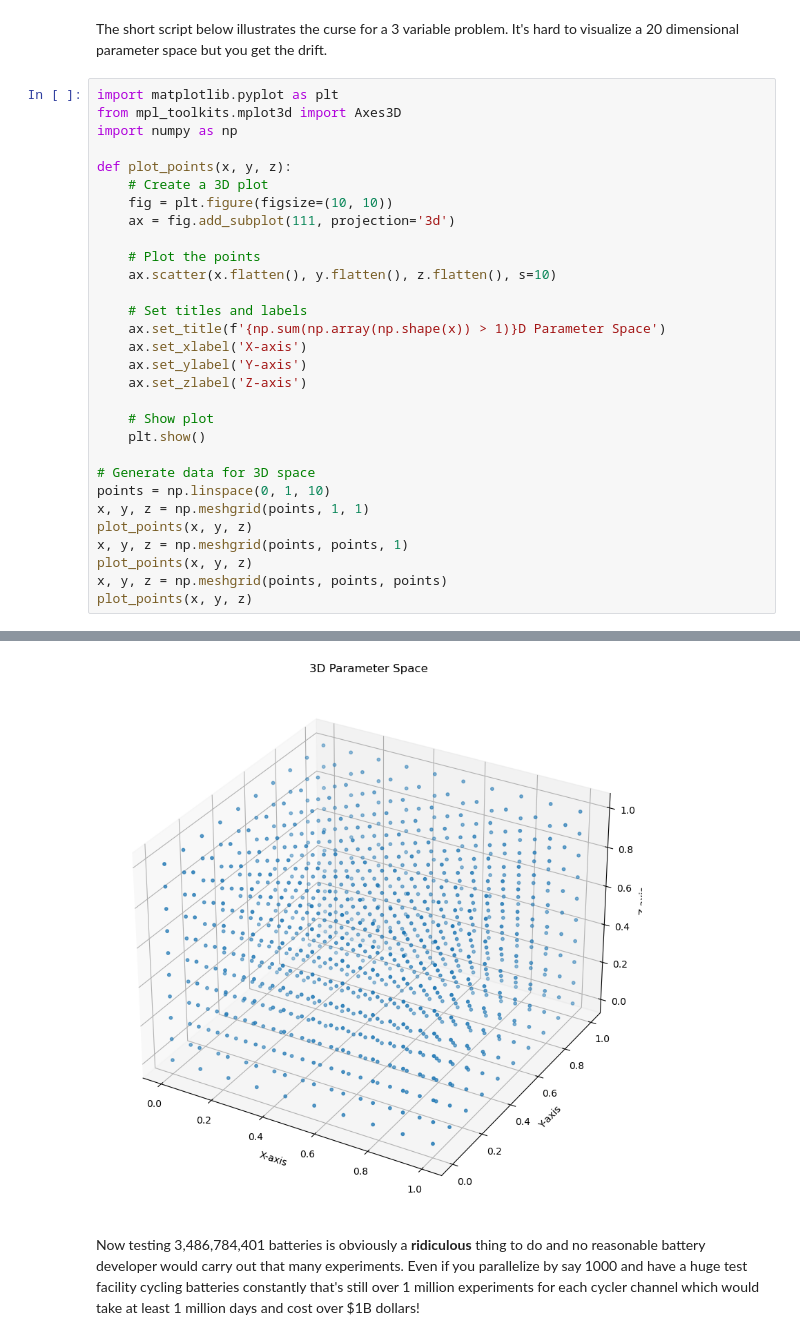
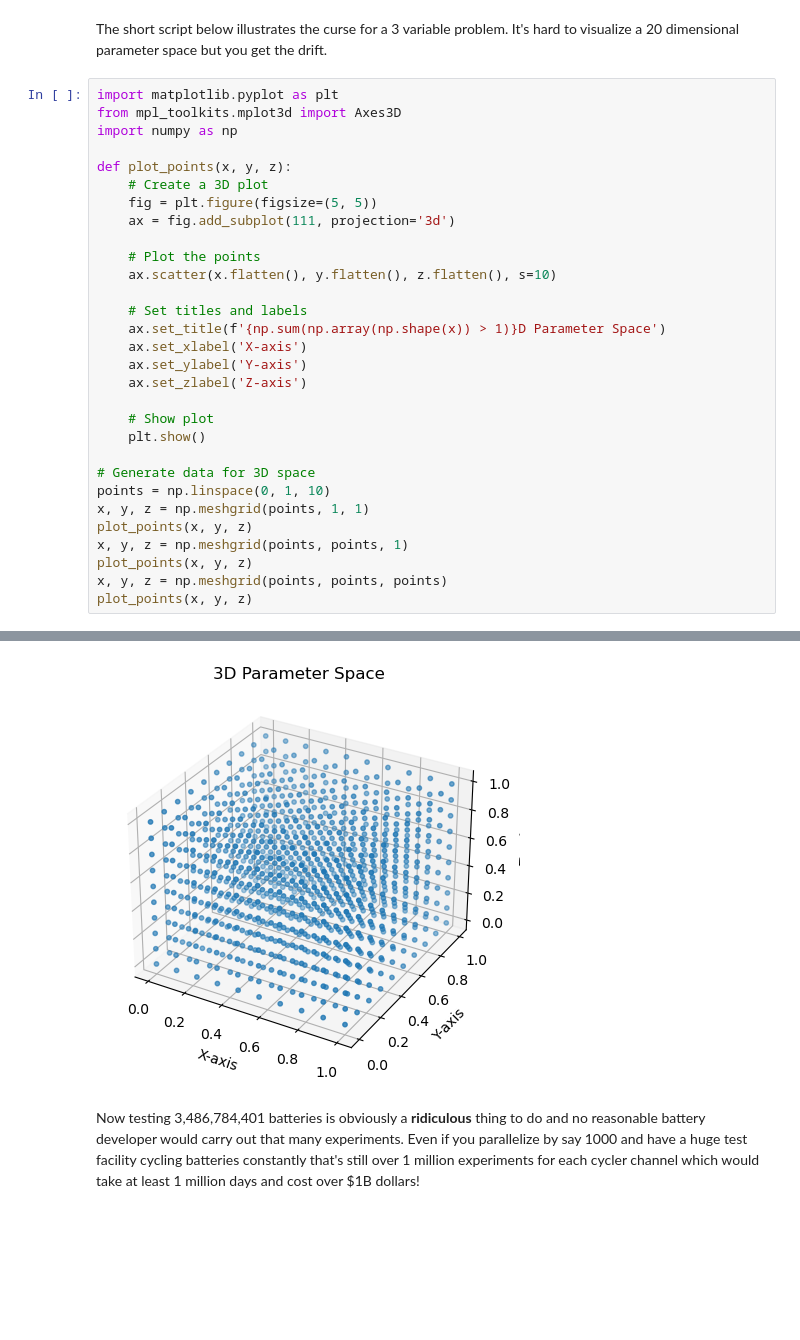
Before and after one commit to ionworks/how-to-debug-your-battery, a Jupyter notebook: how-to-debug-your-battery.ipynb, the cells around one changed output, grey strips where cells are left out. Drawn from its saved outputs; the diff is of its cells as text; blank space fills up the shorter version.

```diff
--- a/how-to-debug-your-battery.ipynb
+++ b/how-to-debug-your-battery.ipynb
@@ -61,7 +62,7 @@ import numpy as np
 
 def plot_points(x, y, z):
     # Create a 3D plot
-    fig = plt.figure(figsize=(10, 10))
+    fig = plt.figure(figsize=(5, 5))
     ax = fig.add_subplot(111, projection='3d')
 
     # Plot the points
@@ -90,4 +91,4 @@ plot_points(x, y, z)
-[figure, old version]
+[figure, new version]
 # %% [markdown]
 Now testing 3,486,784,401 batteries is obviously a **ridiculous** thing to do and no reasonable battery developer would carry out that many experiments. Even if you parallelize by say 1000 and have a huge test facility cycling batteries constantly that's still over 1 million experiments for each cycler channel which would take at least 1 million days and cost over $1B dollars!
 # %% [markdown]
```
Also changed, not shown: parts of 14 cells of this notebook, 3 other files.
